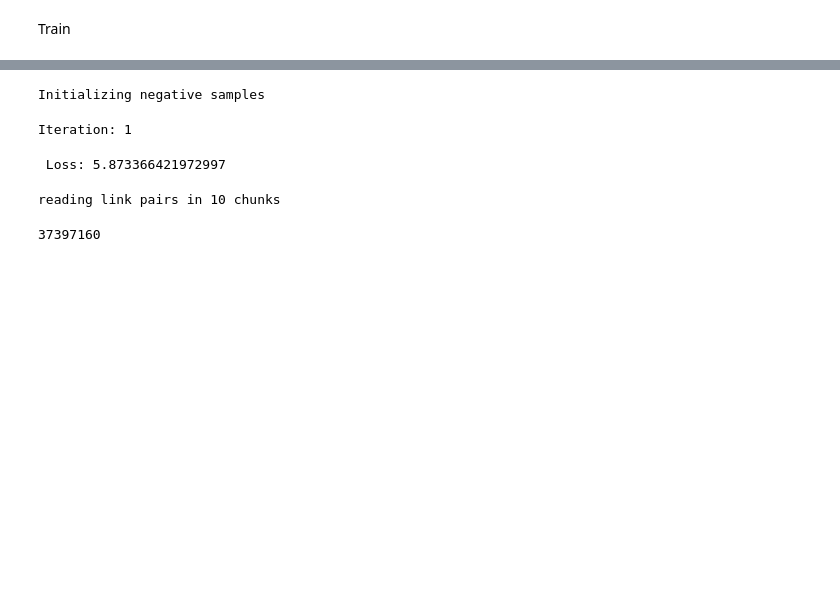
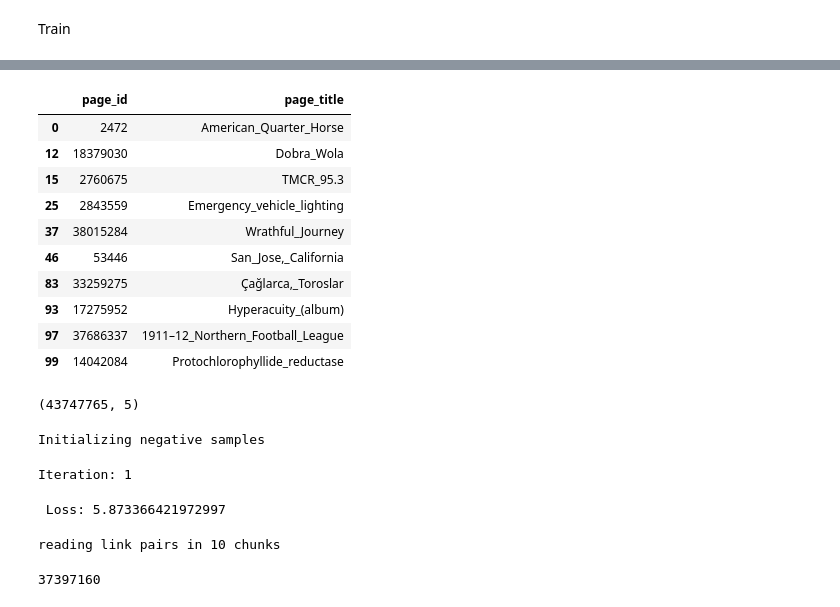
Before and after one commit to tsonic/wiki_libs, a Jupyter notebook: Youtube_v1_data.ipynb, the cells around one changed output, grey strips where cells are left out. Cells and saved outputs as stored; diff of their text form; code cells hidden in the pictures; blank space fills up the shorter version.

```diff
--- a/Youtube_v1_data.ipynb
+++ b/Youtube_v1_data.ipynb
@@ -615,3 +649,21 @@ Train
+# %%
+df_lookup.merge(df_cp, on = 'page_id')[['page_id','page_title']].drop_duplicates()
+# %% [output]
+|  | page_id | page_title |
+| 0 | 2472 | American_Quarter_Horse |
+| 12 | 18379030 | Dobra_Wola |
+| 15 | 2760675 | TMCR_95.3 |
+| 25 | 2843559 | Emergency_vehicle_lighting |
+| 37 | 38015284 | Wrathful_Journey |
+| 46 | 53446 | San_Jose,_California |
+| 83 | 33259275 | Çağlarca,_Toroslar |
+| 93 | 17275952 | Hyperacuity_(album) |
+| 97 | 37686337 | 1911–12_Northern_Football_League |
+| 99 | 14042084 | Protochlorophyllide_reductase |
+# %%
+df_cp.shape
+# %% [output]
+(43747765, 5)
 # %%
 %lprun -f WikiDataset.__next__ -f WikiDataset.collate -f WikiTrainer.train train_model(num_workers=0, test = True, n_chunk=1)
 # %% [output]
```
Also changed, not shown: parts of 14 cells of this notebook.
